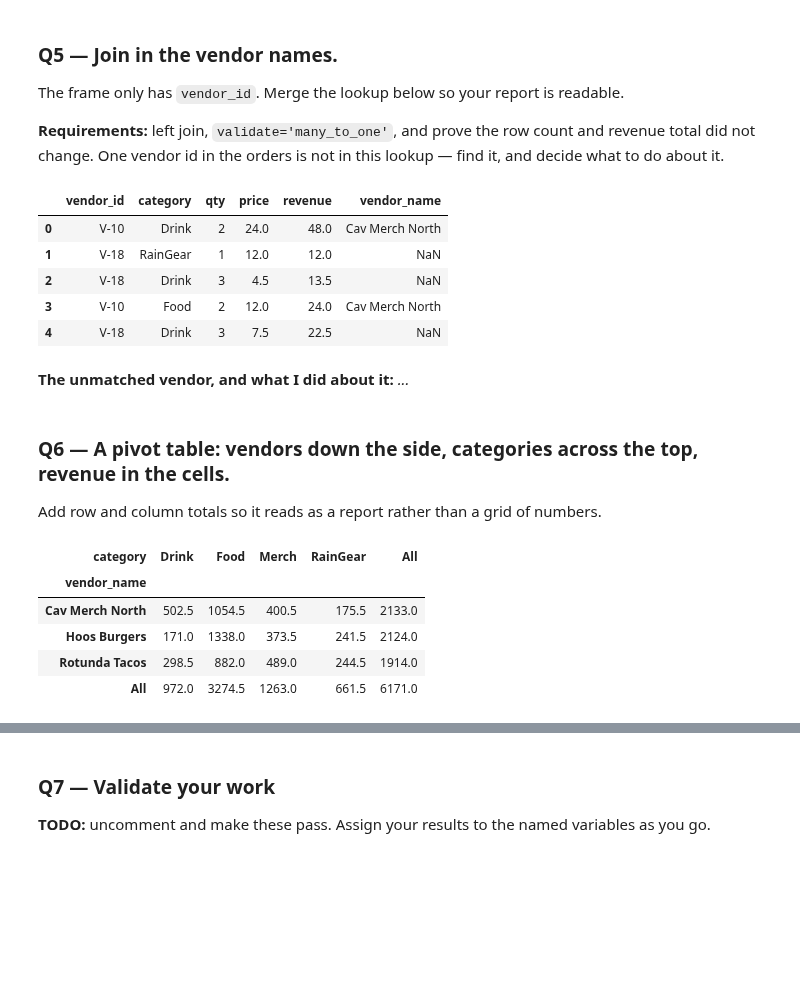
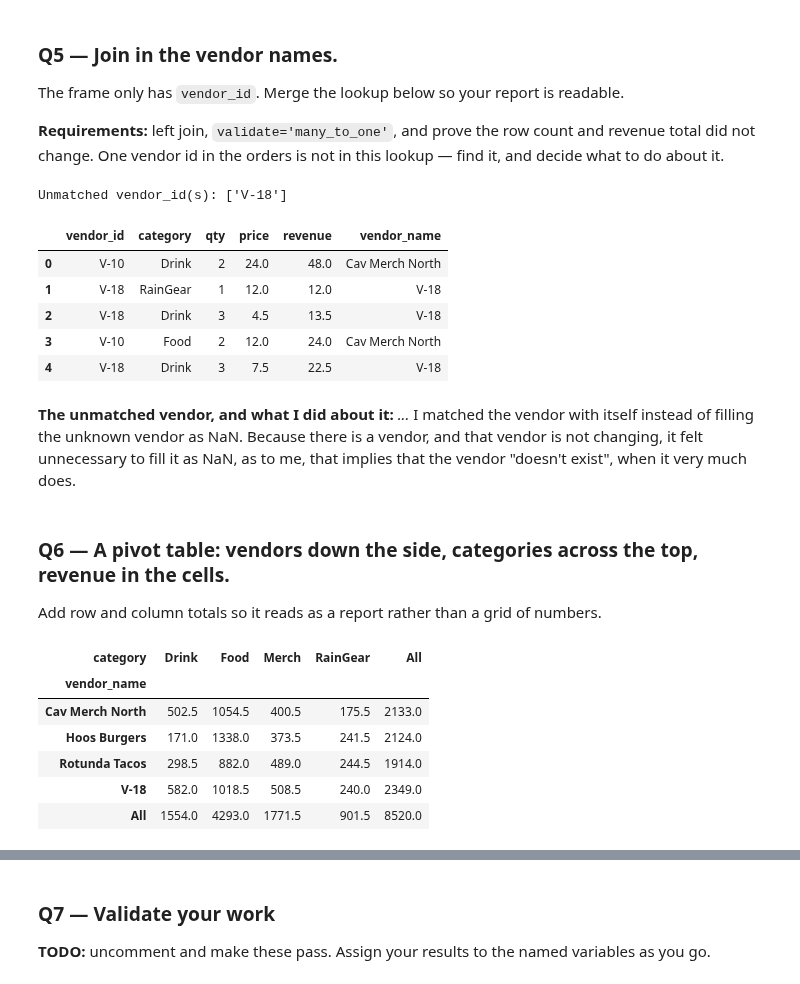
Before and after one commit to michaelhunter12/ds2002-fa26, a Jupyter notebook: notebooks/03-pandas-cleaning/2026-09-18 — Pandas Challenge — Lab.ipynb, the cells around one changed output, grey strips where cells are left out. Saved outputs shown, nothing was run; the diff lists cells and outputs as text; code cells hidden in the pictures; blank space fills up the shorter version.

```diff
--- a/notebooks/03-pandas-cleaning/2026-09-18 — Pandas Challenge — Lab.ipynb
+++ b/notebooks/03-pandas-cleaning/2026-09-18 — Pandas Challenge — Lab.ipynb
@@ -87,35 +100,51 @@ print(f'{by_category.loc["Merch", "revenue"] / df["revenue"].sum():.1%}')
 The frame only has `vendor_id`. Merge the lookup below so your report is readable.
 
 **Requirements:** left join, `validate='many_to_one'`, and prove the row count and revenue total did not change. One vendor id in the orders is not in this lookup — find it, and decide what to do about it.
-# %%
-vendor_names = pd.DataFrame({
-    'vendor_id': ['V-01', 'V-05', 'V-10'],
-    'vendor_name': ['Hoos Burgers', 'Rotunda Tacos', 'Cav Merch North'],
-})
-
-# TODO: merge, validate, and report the unmatched vendor
-joined = df.merge(vendor_names, on='vendor_id', how='left', validate='many_to_one')
-joined.head()
-# %% [output]
-|  | vendor_id | category | qty | price | revenue | vendor_name |
-| 0 | V-10 | Drink | 2 | 24.0 | 48.0 | Cav Merch North |
-| 1 | V-18 | RainGear | 1 | 12.0 | 12.0 | NaN |
-| 2 | V-18 | Drink | 3 | 4.5 | 13.5 | NaN |
-| 3 | V-10 | Food | 2 | 12.0 | 24.0 | Cav Merch North |
-| 4 | V-18 | Drink | 3 | 7.5 | 22.5 | NaN |
+# %%
+vendor_names = pd.DataFrame({
+    'vendor_id': ['V-01', 'V-05', 'V-10'],
+    'vendor_name': ['Hoos Burgers', 'Rotunda Tacos', 'Cav Merch North'],
+})
+
+joined = df.merge(vendor_names, on='vendor_id', how='left', validate='many_to_one')
+
+#TODO
+
+# prove row count and revenue total are unchanged. same assertion in Q7
+assert len(joined) == len(df)
+assert np.isclose(joined['revenue'].sum(), df['revenue'].sum())
+
+# unmatched vendor
+unmatched = joined[joined['vendor_name'].isna()]['vendor_id'].unique()
+print('Unmatched vendor_id(s):', unmatched)
+
+joined['vendor_name'] = joined['vendor_name'].fillna(joined['vendor_id'])
+joined.head()
+# %% [output]
+Unmatched vendor_id(s): ['V-18']
+|  | vendor_id | category | qty | price | revenue | vendor_name |
+| 0 | V-10 | Drink | 2 | 24.0 | 48.0 | Cav Merch North |
+| 1 | V-18 | RainGear | 1 | 12.0 | 12.0 | V-18 |
+| 2 | V-18 | Drink | 3 | 4.5 | 13.5 | V-18 |
+| 3 | V-10 | Food | 2 | 12.0 | 24.0 | Cav Merch North |
+| 4 | V-18 | Drink | 3 | 7.5 | 22.5 | V-18 |
 # %% [markdown]
-**The unmatched vendor, and what I did about it:** _..._
+**The unmatched vendor, and what I did about it:** _..._ I matched the vendor with itself instead of filling the unknown vendor as NaN. Because there is a vendor, and that vendor is not changing, it felt unnecessary to fill it as NaN, as to me, that implies that the vendor "doesn't exist", when it very much does.
 # %% [markdown]
 ### Q6 — A pivot table: vendors down the side, categories across the top, revenue in the cells.
 
 Add row and column totals so it reads as a report rather than a grid of numbers.
-# %%
-# TODO
-pd.pivot_table(joined, values='revenue', index='vendor_name', columns='category', aggfunc='sum', margins=True)
-# %% [output]
-| category | Drink | Food | Merch | RainGear | All |
-| vendor_name |  |  |  |  |  |
-| Cav Merch North | 502.5 | 1054.5 | 400.5 | 175.5 | 2133.0 |
-| Hoos Burgers | 171.0 | 1338.0 | 373.5 | 241.5 | 2124.0 |
-| Rotunda Tacos | 298.5 | 882.0 | 489.0 | 244.5 | 1914.0 |
-| All | 972.0 | 3274.5 | 1263.0 | 661.5 | 6171.0 |
+# %%
+piv = pd.pivot_table(
+    joined, values='revenue', index='vendor_name', columns='category',
+    aggfunc='sum', margins=True, fill_value=0
+)
+piv
+# %% [output]
+| category | Drink | Food | Merch | RainGear | All |
+| vendor_name |  |  |  |  |  |
+| Cav Merch North | 502.5 | 1054.5 | 400.5 | 175.5 | 2133.0 |
+| Hoos Burgers | 171.0 | 1338.0 | 373.5 | 241.5 | 2124.0 |
+| Rotunda Tacos | 298.5 | 882.0 | 489.0 | 244.5 | 1914.0 |
+| V-18 | 582.0 | 1018.5 | 508.5 | 240.0 | 2349.0 |
+| All | 1554.0 | 4293.0 | 1771.5 | 901.5 | 8520.0 |
```
Also changed, not shown: parts of 16 cells of this notebook.
